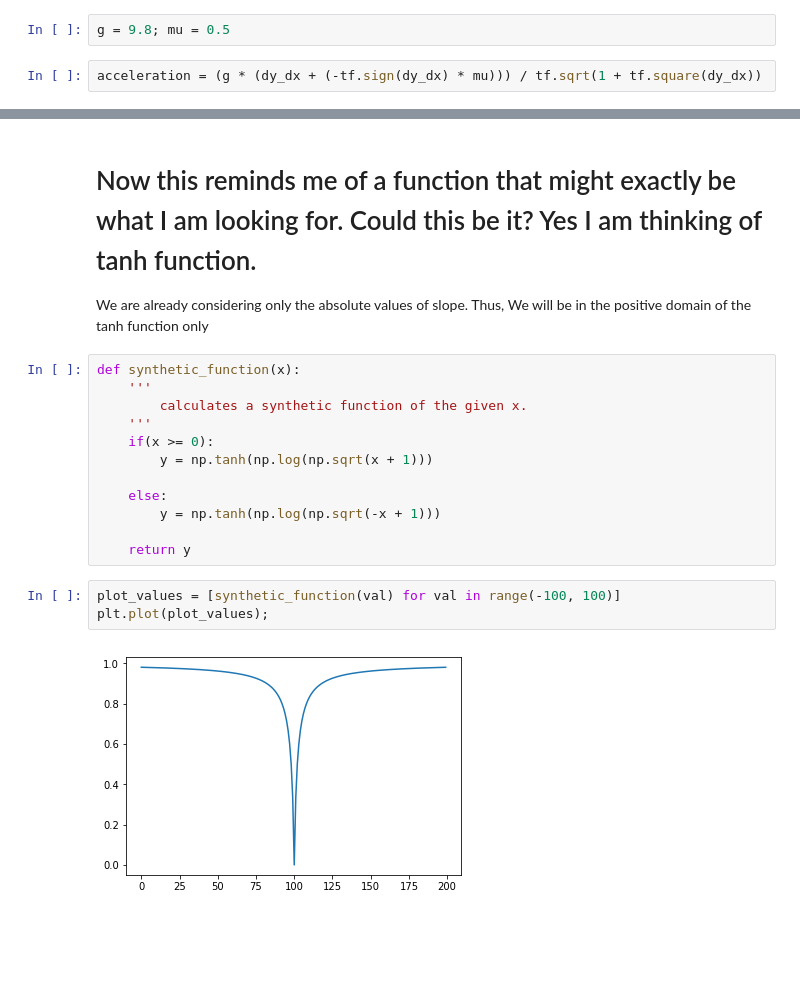
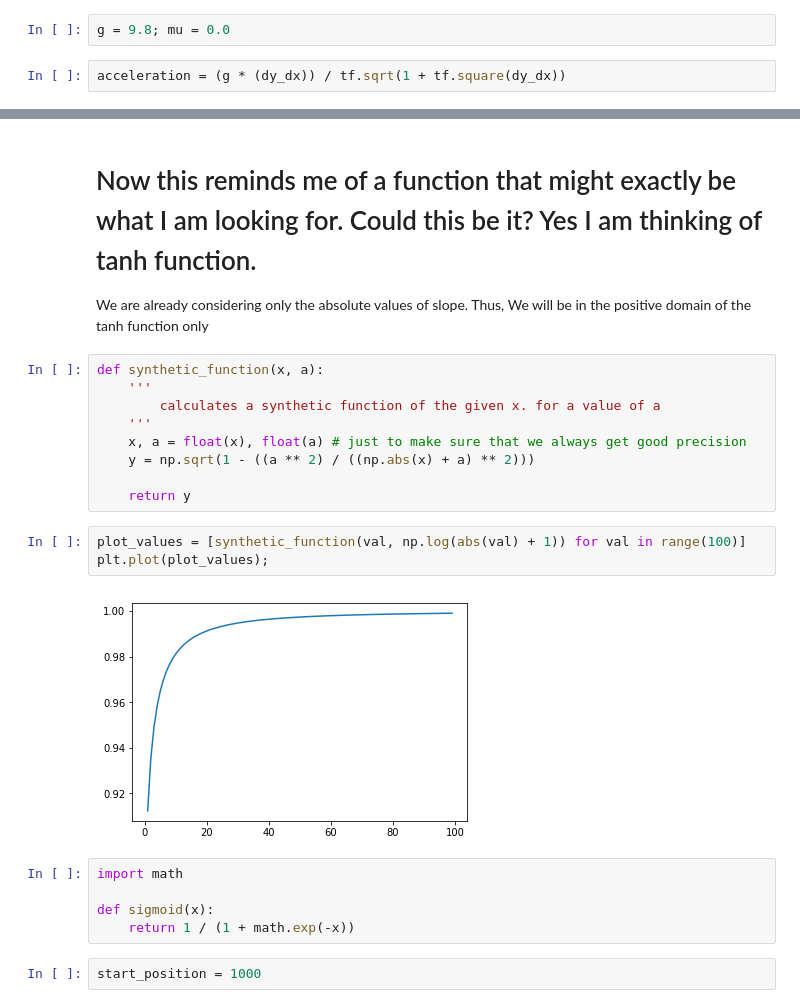
Before and after one commit to akanimax/my-deity, a Jupyter notebook: Scripts/IDEA_2/Testing the update rules on y = x^2 terrain.ipynb, the cells around one changed output, grey strips where cells are left out. Drawn from its saved outputs; the diff is of its cells as text; blank space fills up the shorter version.

```diff
--- a/Scripts/IDEA_2/Testing the update rules on y = x^2 terrain.ipynb
+++ b/Scripts/IDEA_2/Testing the update rules on y = x^2 terrain.ipynb
@@ -34,9 +34,9 @@ dy_dx.eval(feed_dict={x: [1, 2, 3, 4, 5]})
 # %% [output]
 array([  2.,   4.,   6.,   8.,  10.], dtype=float32)
 # %%
-g = 9.8; mu = 0.5
+g = 9.8; mu = 0.0
 # %%
-acceleration = (g * (dy_dx + (-tf.sign(dy_dx) * mu))) / tf.sqrt(1 + tf.square(dy_dx))
+acceleration = (g * (dy_dx)) / tf.sqrt(1 + tf.square(dy_dx))
 # %%
 acceleration.eval(feed_dict={x: 100})
 # %% [output]
@@ -258,23 +258,27 @@ Damn! it stopped to some even worse equilibrium
 # Now this reminds me of a function that might exactly be what I am looking for. Could this be it? Yes I am thinking of tanh function.
 
 We are already considering only the absolute values of slope. Thus, We will be in the positive domain of the tanh function only
-# %%
-def synthetic_function(x):
-    '''
-        calculates a synthetic function of the given x.
-    '''
-    if(x >= 0):
-        y = np.tanh(np.log(np.sqrt(x + 1)))
-
-    else:
-        y = np.tanh(np.log(np.sqrt(-x + 1)))
-
-    return y
+# %%
+def synthetic_function(x, a):
+    '''
+        calculates a synthetic function of the given x. for a value of a
+    '''
+    x, a = float(x), float(a) # just to make sure that we always get good precision
+    y = np.sqrt(1 - ((a ** 2) / ((np.abs(x) + a) ** 2)))
+
+    return y
 # %%
-plot_values = [synthetic_function(val) for val in range(-100, 100)]
+plot_values = [synthetic_function(val, np.log(abs(val) + 1)) for val in range(100)]
 plt.plot(plot_values);
 # %% [output]
-[figure, old version]
+[figure, new version]
+# %%
+import math
+
+def sigmoid(x):
+    return 1 / (1 + math.exp(-x))
+# %%
+start_position = 1000
 # %%
 position = start_position; velocity = 0 # initial velocity is 0
 x_values, y_values = [position], []
```
Also changed, not shown: parts of 15 cells of this notebook.
